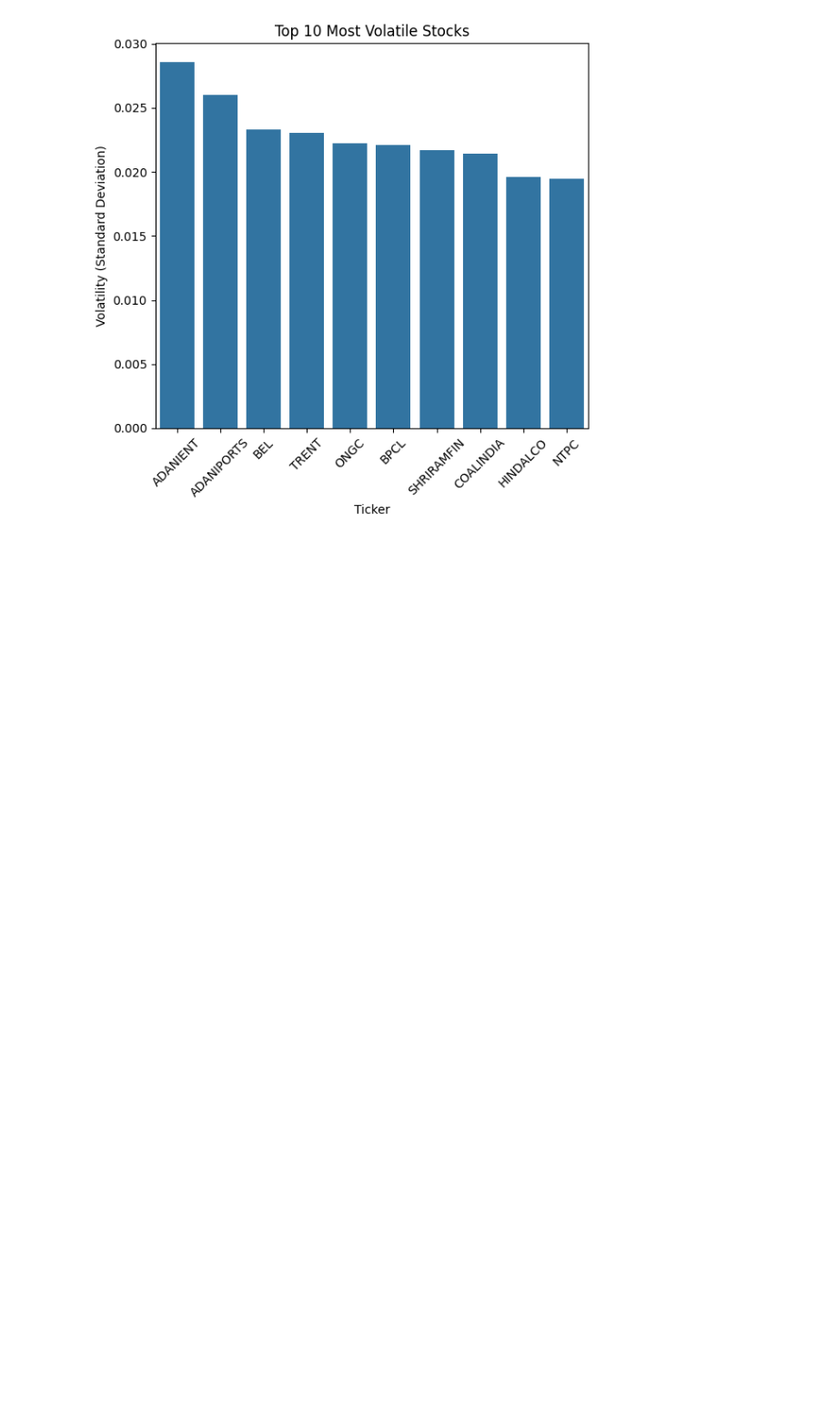
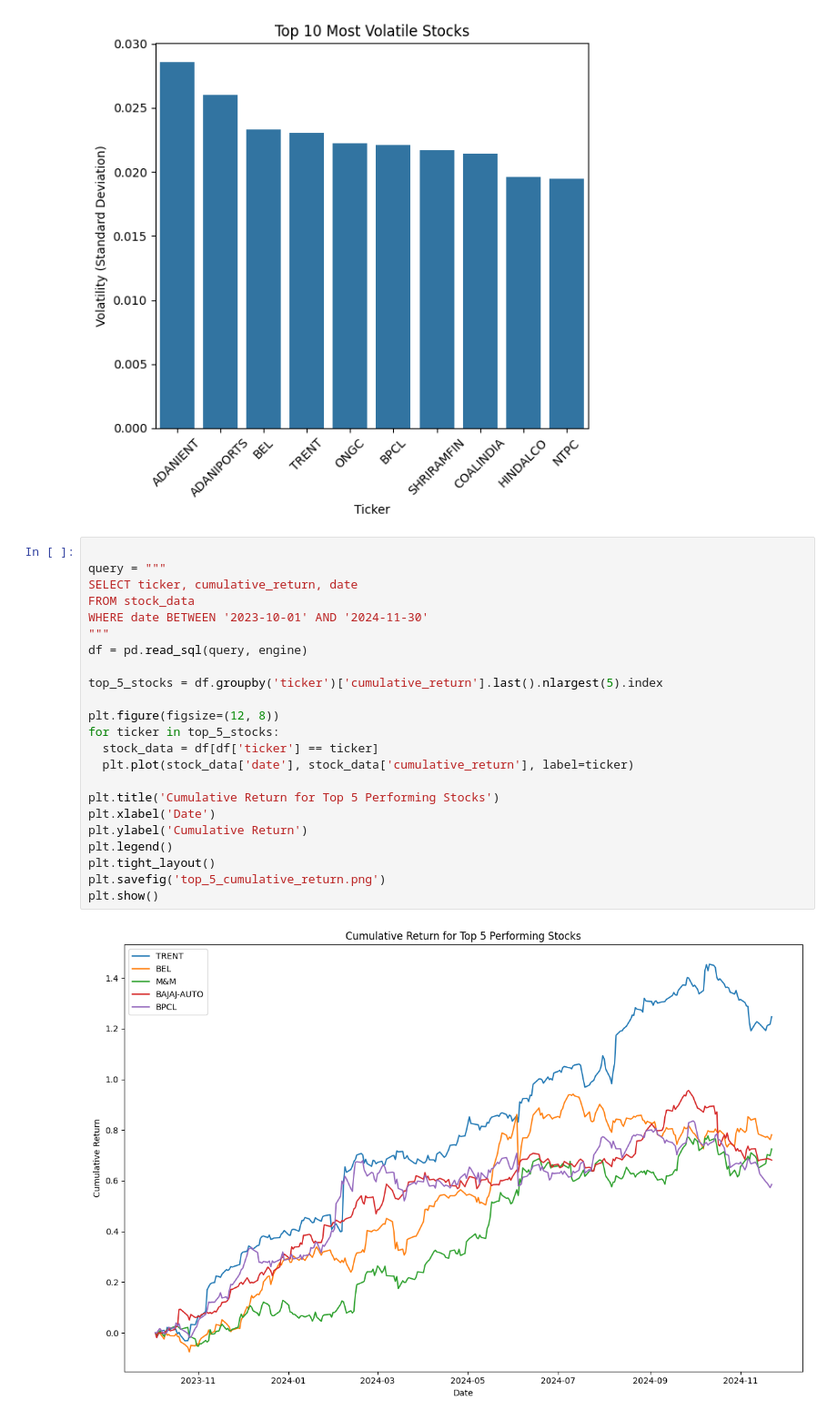
Before and after one commit to viswakimi/Data-Driven-Stock-Analysis, a Jupyter notebook: stock_data.ipynb, the cells around one changed output. Shown at 91% size. Drawn from its saved outputs; the diff is of its cells as text; blank space fills up the shorter version.

```diff
--- a/stock_data.ipynb
+++ b/stock_data.ipynb
@@ -451,3 +451,28 @@ plt.savefig('top_10_volatile_stocks.png')
 plt.show()
 # %% [output]
 [figure]
+# %%
+
+query = """
+SELECT ticker, cumulative_return, date
+FROM stock_data
+WHERE date BETWEEN '2023-10-01' AND '2024-11-30'
+"""
+df = pd.read_sql(query, engine)
+
+top_5_stocks = df.groupby('ticker')['cumulative_return'].last().nlargest(5).index
+
+plt.figure(figsize=(12, 8))
+for ticker in top_5_stocks:
+  stock_data = df[df['ticker'] == ticker]
+  plt.plot(stock_data['date'], stock_data['cumulative_return'], label=ticker)
+
+plt.title('Cumulative Return for Top 5 Performing Stocks')
+plt.xlabel('Date')
+plt.ylabel('Cumulative Return')
+plt.legend()
+plt.tight_layout()
+plt.savefig('top_5_cumulative_return.png')
+plt.show()
+# %% [output]
+[figure, added]
```
Also changed, not shown: 1 other file.
